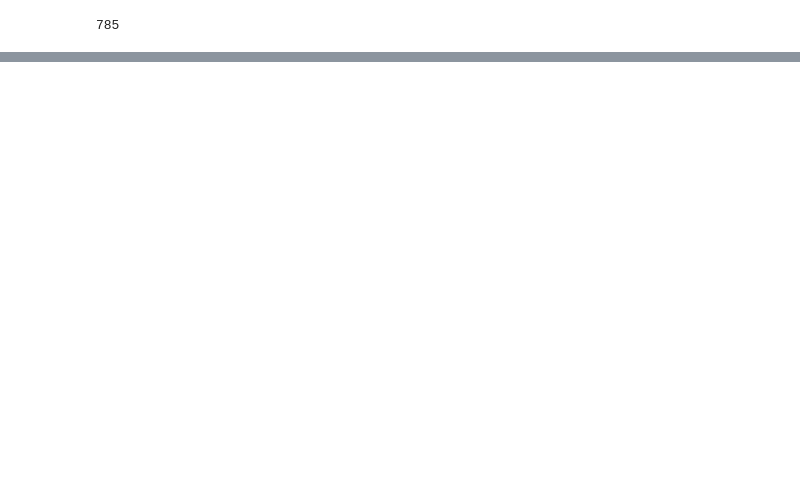
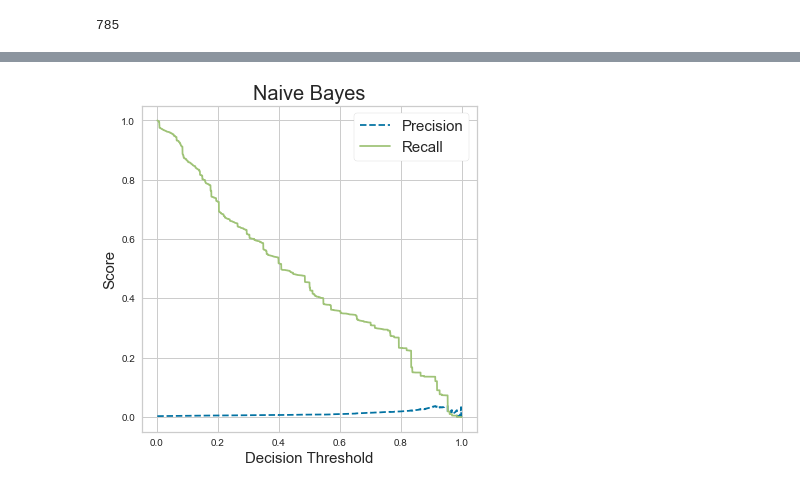
Before and after one commit to chantel808/Springboard_Capstone2, a Jupyter notebook: Amazon_reviews_NLP_CClark.ipynb, the cells around one changed output, grey strips where cells are left out. Cells and saved outputs as stored; diff of their text form; code cells hidden in the pictures; blank space fills up the shorter version.

```diff
--- a/Amazon_reviews_NLP_CClark.ipynb
+++ b/Amazon_reviews_NLP_CClark.ipynb
@@ -481,0 +650,3 @@ for ind in result_args:
+# %%
+# Split the non-suspect data: 50% test, 50% hold out
+X_test_non, X_hold_non, y_test_non, y_hold_non = train_test_split(X_other, y_other, test_size=0.5, random_state = 0)
@@ -481,0 +819,15 @@ for ind in result_args:
+# %%
+%%time
+# Pipeline for text only pre-processing
+pipe1 = Pipeline([
+    ('text_feats', Pipeline([
+        ('selector', ColExtractor('review_body')),
+        ('tfidf', TfidfVectorizer(stop_words=stopwords_english, tokenizer=tokenize_lem, min_df=5)),
+    ])),
+])
+
+# Train on balanced reviews
+pipe1.fit(X_train_bal)
+# Transform all X features
+X_train_1 = pipe1.transform(X_train_bal)
+X_test_1 = pipe1.transform(X_test)
@@ -481,0 +842,9 @@ for ind in result_args:
+# %%
+# Fit Multinomial Naive Bayes classifier
+nb = MultinomialNB()
+nb.fit(X_train_1, y_train_bal)
+nb_ypreds = nb.predict(X_test_1)
+# Positive class predictions
+nb_pos_probs = nb.predict_proba(X_test_1)[:,1]
+
+print_all_metrics(y_test, nb_ypreds, nb_pos_probs)
@@ -481,0 +908,20 @@ for ind in result_args:
+# %%
+def plot_precision_recall_vs_threshold(precisions, recalls, thresholds, title):
+    """
+    Modified from:
+    Hands-On Machine learning with Scikit-Learn
+    and TensorFlow; p.89
+    https://towardsdatascience.com/fine-tuning-a-classifier-in-scikit-learn-66e048c21e65
+    """
+    plt.figure(figsize=(6,6))
+    plt.title(title, fontsize=20)
+    plt.plot(thresholds, precisions[:-1], "b--", label="Precision")
+    plt.plot(thresholds, recalls[:-1], "g-", label="Recall")
+    plt.ylabel("Score", fontsize=15)
+    plt.xlabel("Decision Threshold", fontsize=15)
+    plt.legend(loc='best', frameon=True, facecolor='white', framealpha=1, fontsize=15)
+# %%
+p,r,thresholds = precision_recall_curve(y_test, nb_pos_probs)
+plot_precision_recall_vs_threshold(p,r,thresholds, 'Naive Bayes')
+# %% [output]
+[figure, added]
```
Also changed, not shown: parts of 178 cells of this notebook.
